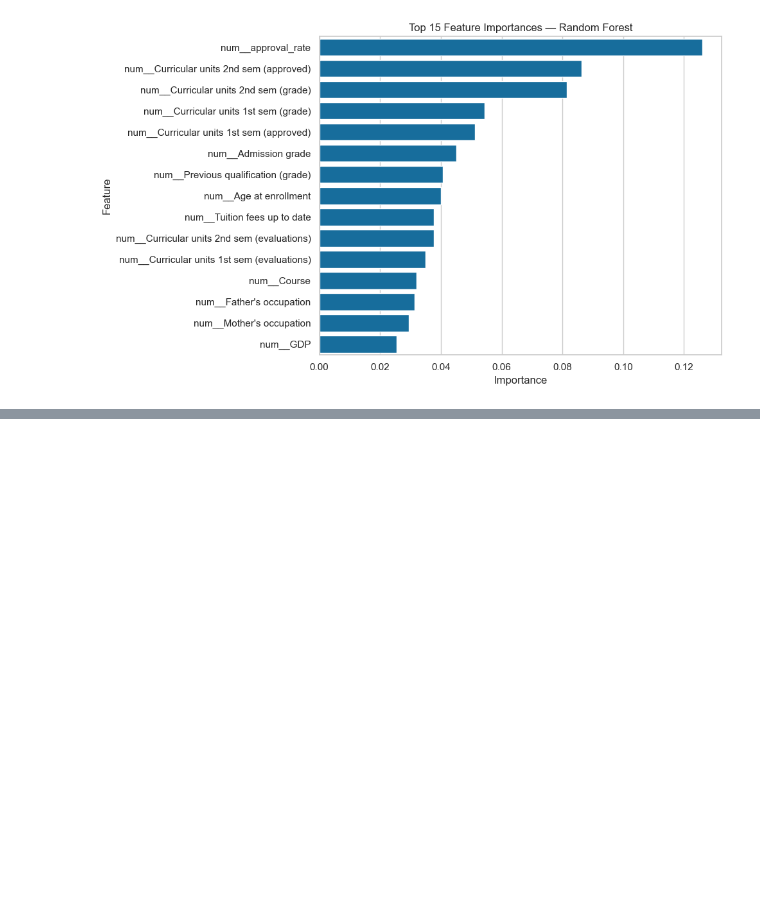
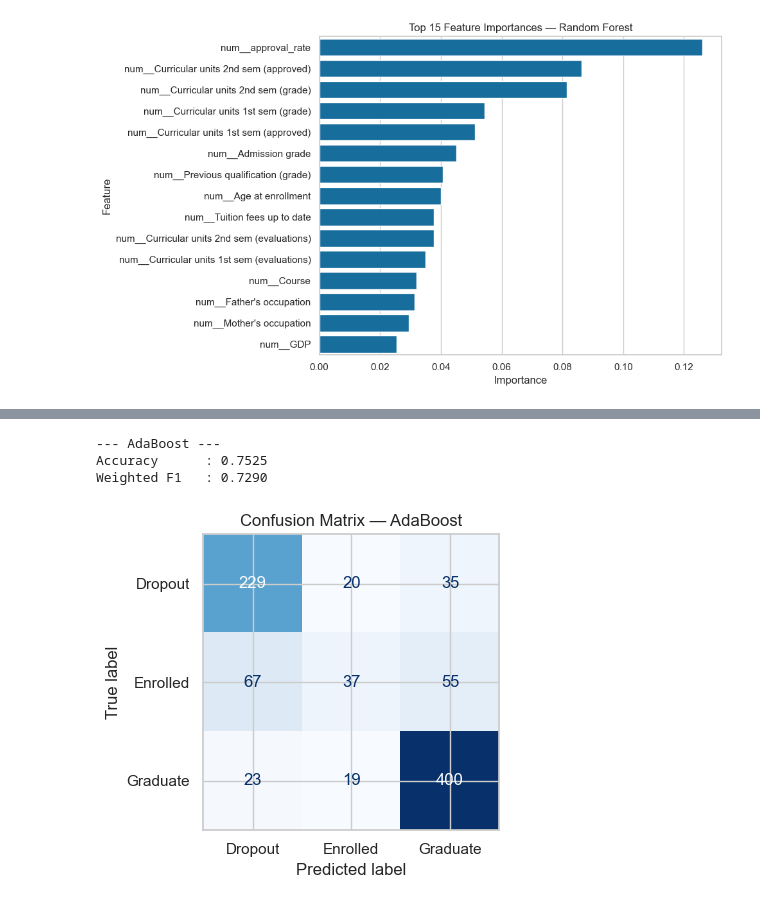
Before and after one commit to mith-sen/ML_Case_Study, a Jupyter notebook: notebooks/classification.ipynb, the cells around one changed output, grey strips where cells are left out. Saved outputs shown, nothing was run; the diff lists cells and outputs as text; code cells hidden in the pictures; blank space fills up the shorter version.

Commit message:
ADABoost classifier

```diff
--- a/notebooks/classification.ipynb
+++ b/notebooks/classification.ipynb
@@ -635,0 +642,17 @@ plt.show()
+# %%
+ada = AdaBoostClassifier(
+    estimator=DecisionTreeClassifier(max_depth=1),
+    n_estimators=100,
+    learning_rate=0.5,
+    random_state=RANDOM_STATE
+)
+
+ada_model = evaluate_classifier(
+    "AdaBoost", ada,
+    X_train, y_train, X_test, y_test
+)
+# %% [output]
+--- AdaBoost ---
+Accuracy      : 0.7525
+Weighted F1   : 0.7290
+[figure, added]
```
Also changed, not shown: parts of 1 cell of this notebook.
